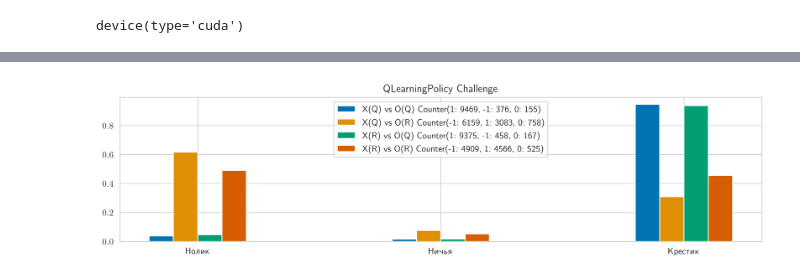
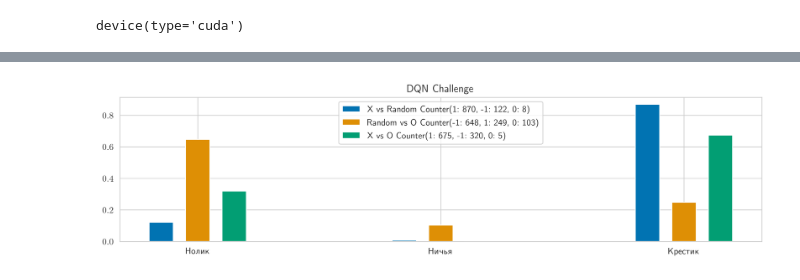
Before and after one commit to cherninkiy/made-2021-advanced-ml-hw, a Jupyter notebook: RL_HW2/RL_HW2_part2.ipynb, the cells around one changed output, grey strips where cells are left out. Cells and saved outputs as stored; diff of their text form; code cells hidden in the pictures.

```diff
--- a/RL_HW2/RL_HW2_part2.ipynb
+++ b/RL_HW2/RL_HW2_part2.ipynb
@@ -135,12 +149,16 @@ def plot_series_results(results, width=0.1, label=None):
 class RandomPolicy():
     def __init__(self, name=""):
         self.name = name
+        self.buffer = deque(maxlen=int(10))
 
-    def action(self, state, n_actions):
-        return np.random.randint(n_actions)
+    def action(self, state, actions):
+        return np.random.choice(actions)
 
     def collect(self, state, action, reward, next_state, done):
         pass
+
+    def update(self, state, action, reward, next_state, done):
+        pass
 # %% [markdown]
 ## 3. Реализуйте DQN с нейронной сетью, обучите стратегии крестиков и ноликов. Замечание: скорее всего, experience replay потребуется сразу же.
 # %%
@@ -396,21 +310,18 @@ for epoch in tqdm(range(N_EPOCHS)):
 # %%
 plt.figure(figsize=(13,3))
 witdh = 0.1
 
-results = run_series(piXQ, piOQ)
-plot_series_results(results-3/2*witdh, width=witdh, label=f"X(Q) vs O(Q) {Counter(results)}")
+results = run_series(piX, RandomPolicy())
+plot_series_results(results-3/2*witdh, width=witdh, label=f"X vs Random {Counter(results)}")
 
-results = run_series(piXQ, piOR)
-plot_series_results(results-1/2*witdh, width=witdh, label=f"X(Q) vs O(R) {Counter(results)}")
+results = run_series(RandomPolicy(), piO)
+plot_series_results(results, width=witdh, label=f"Random vs O {Counter(results)}")
 
-results = run_series(piXR, piOQ)
-plot_series_results(results+1/2*witdh, width=witdh, label=f"X(R) vs O(Q) {Counter(results)}")
+results = run_series(piX, piO)
+plot_series_results(results+3/2*witdh, width=witdh, label=f"X vs O {Counter(results)}")
 
-results = run_series(piXR, piOR)
-plot_series_results(results+3/2*witdh, width=witdh, label=f"X(R) vs O(R) {Counter(results)}")
-
-plt.title("QLearningPolicy Challenge")
-
+plt.legend(loc="upper center")
+plt.title("DQN Challenge")
 plt.show()
 # %% [output]
-[figure, old version]
+[figure, new version]
```
Also changed, not shown: parts of 23 cells of this notebook, 1 other file.
